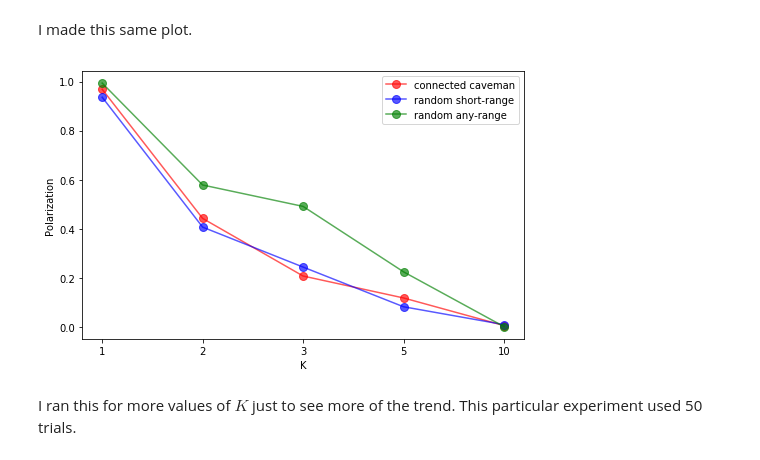
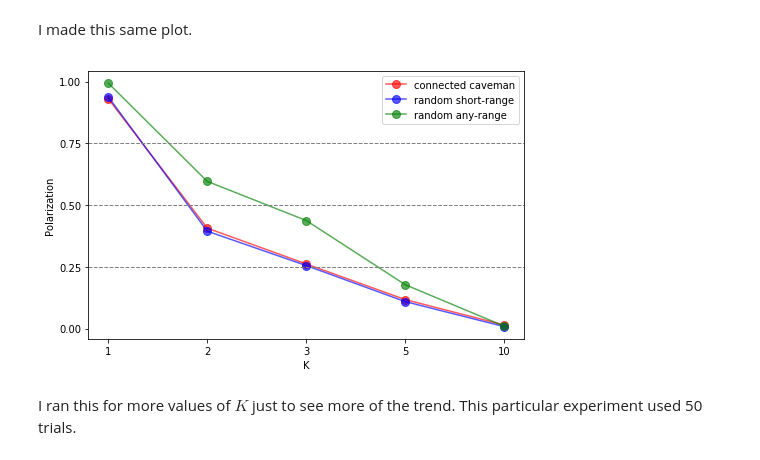
Before and after one commit to mt-digital/polarization, a Jupyter notebook: Complexity plots development 4-14.ipynb, the cells around one changed output. Cells and saved outputs as stored; diff of their text form; code cells hidden in the pictures.

Commit message:
plots of ic and update path dependence

```diff
--- a/Complexity plots development 4-14.ipynb
+++ b/Complexity plots development 4-14.ipynb
@@ -136,10 +136,11 @@ See Figure 12b below from Flache and Macy (2011). I reproduced this figure, but
 I made this same plot.
 # %%
 from complexity_analysis import plot_figure12b
-plot_figure12b('data/finegrained_K_fm', stddev='off',
-               full_ylim=False, x=[1, 2, 3, 5, 10], figsize=(7, 4.5))
+plot_figure12b('data/finegrained_K_4-18/', stddev='off',
+               full_ylim=True, x=[1, 2, 3, 5, 10], figsize=(7, 4.5),
+              save_path='reports/Figures/p_vs_K_fm.pdf')
 # %% [output]
-[figure, old version]
+[figure, new version]
 # %% [markdown]
 I ran this for more values of $K$ just to see more of the trend. This particular experiment used 50 trials.
 # %%
```
Also changed, not shown: parts of 27 cells of this notebook, 6 other files.
